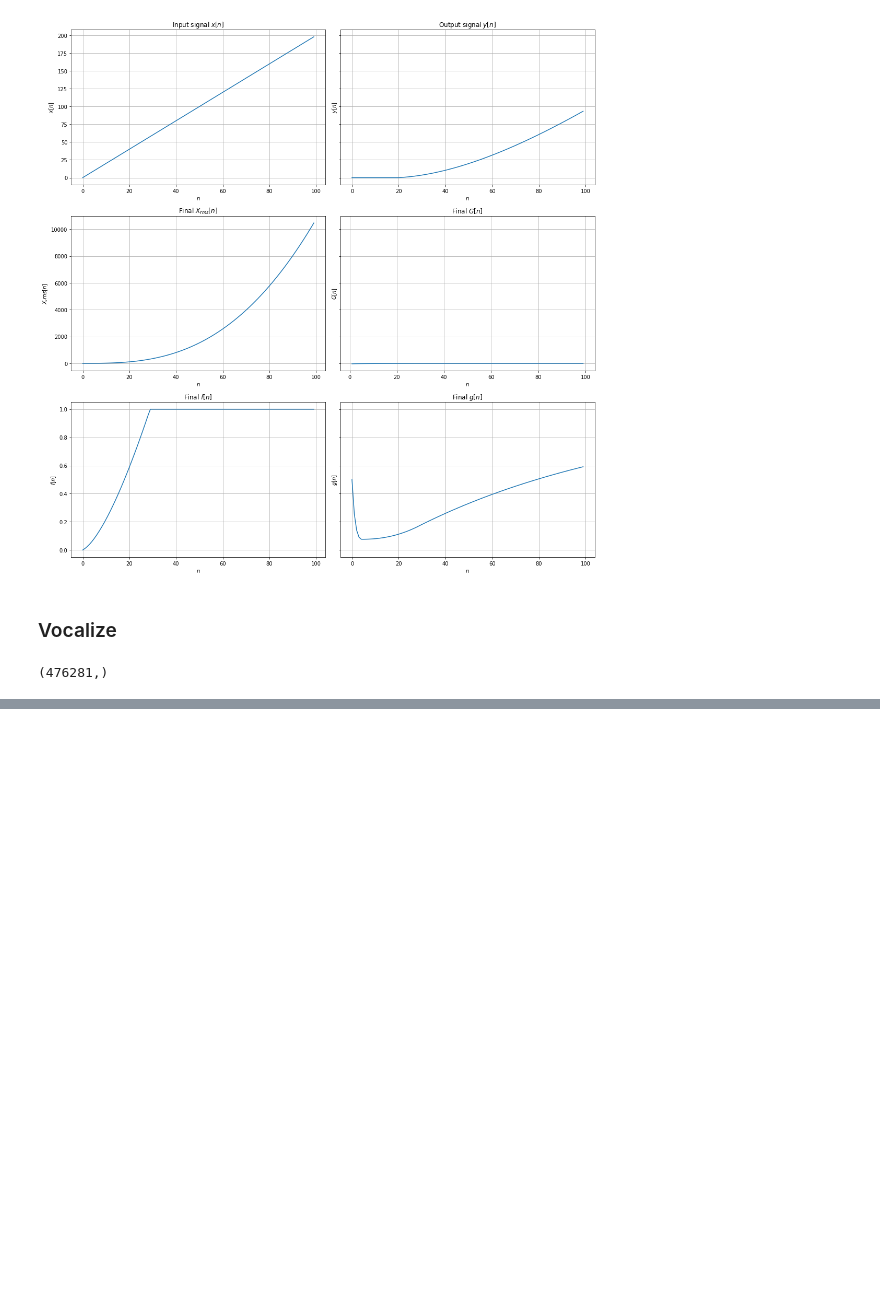
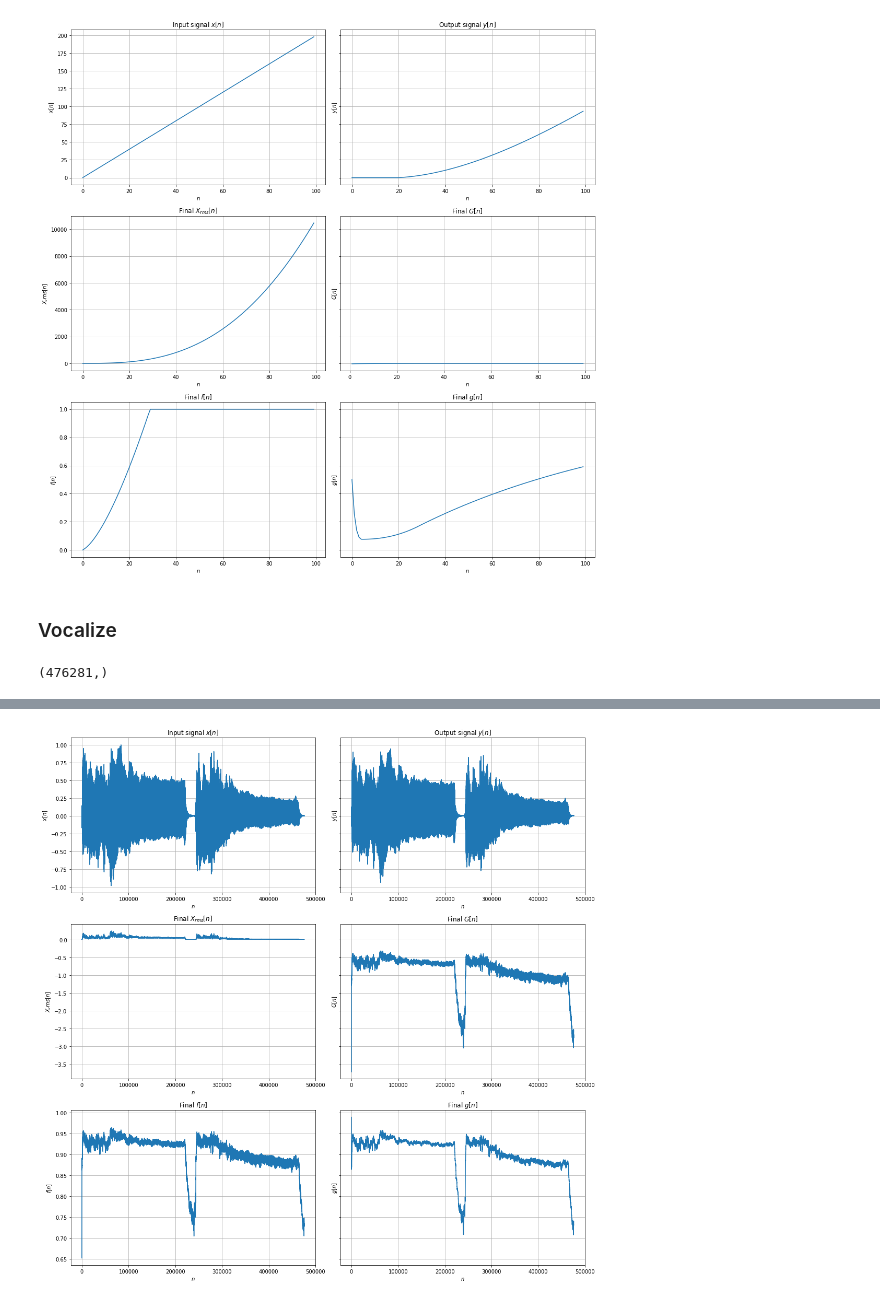
Before and after one commit to gbfelgas/coe780-topics-in-audio-signal-processing, a Jupyter notebook: chap04/compexp.ipynb, the cells around one changed output, grey strips where cells are left out. Cells and saved outputs as stored; diff of their text form; code cells hidden in the pictures; blank space fills up the shorter version.

```diff
--- a/chap04/compexp.ipynb
+++ b/chap04/compexp.ipynb
@@ -188,17 +192,24 @@ plt.grid(True)
 # %%
 CT = 0
-ET = 0.2
+ET = 0.15
 CS = 0
-ES = -3
+ES = -0.05
 
-tav = 0.001
-at = 0.001
-rt = 0.8
+# tav = 0.001
+# at = 0.001
+# rt = 0.1
+# delay = 150
+
+tav = 0.01
+at = 0.03
+rt = 0.01
 delay = 150
 
 y_vocalize, rms, G, f, g = compexp(x_vocalize, CT, CS, ET, ES, tav, at, rt, delay)
 plot_compexp(n, x_vocalize, y_vocalize, rms, f, G, g, 'expander/vocalize')
 sf.write('audios/expander/vocalize_out.wav', y_vocalize, sr)
+# %% [output]
+[figure, added]
 # %%
 plt.plot(n, rms)
 plt.title(r'Final $X_{rms}[n]$')
```
Also changed, not shown: parts of 26 cells of this notebook, 5 other files.
